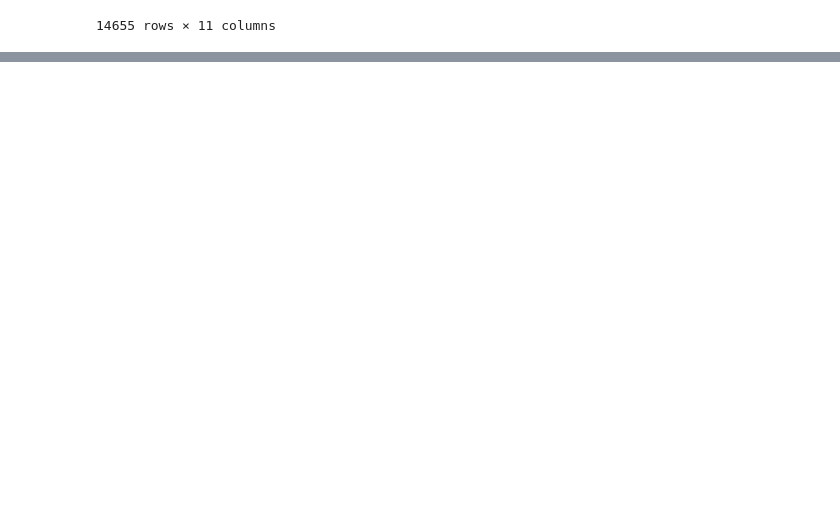
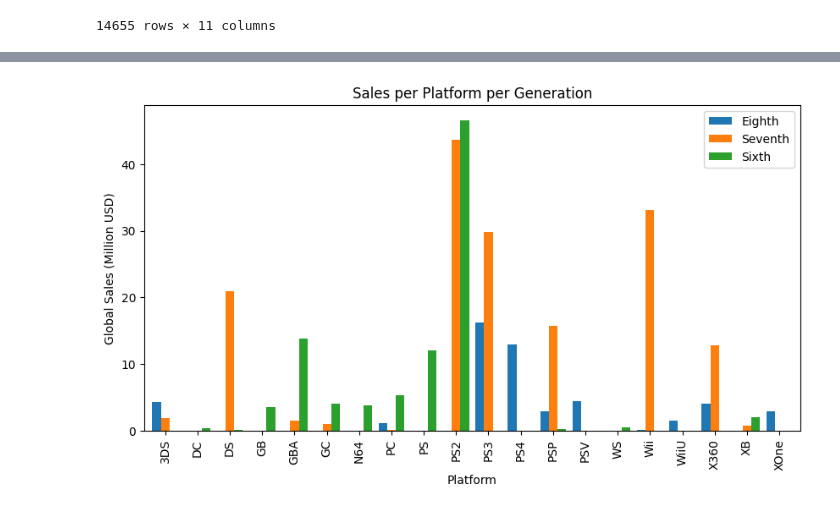
Before and after one commit to DAdolfo/Videogames, a Jupyter notebook: videogames.ipynb, the cells around one changed output, grey strips where cells are left out. Saved outputs shown, nothing was run; the diff lists cells and outputs as text; code cells hidden in the pictures; blank space fills up the shorter version.

```diff
--- a/videogames.ipynb
+++ b/videogames.ipynb
@@ -155,0 +189,17 @@ total_sales_by_genre = df.groupby(["publisher", "genre"])["global_sales"].sum()
+# %%
+#Now we need to create the plot to visualize how platforms have behaved during different generations
+#Creating values and categories to plot on
+grouped_aimed = df_similar_companies.groupby(["platform", "Generation"])
+totals = grouped_aimed.sum()
+
+#Setting the legend labels and the gen order to be plotted
+ax4_legendlabels = ["Eighth", "Seventh", "Sixth"]
+
+#Plotting and making it understandable
+fig, ax4 = plt.subplots(figsize=(10,5))
+ax4 = totals.unstack().plot(kind="bar", stacked = False, ylabel="Global Sales (Million USD)", xlabel="Platform",
+                      title="Sales per Platform per Generation", width = 0.8, ax = ax4)
+ax4.legend(ax4_legendlabels, loc="upper right")
+xticklabels = ax4.get_xticklabels()
+# %% [output]
+[figure, added]
```
Also changed, not shown: parts of 19 cells of this notebook.
